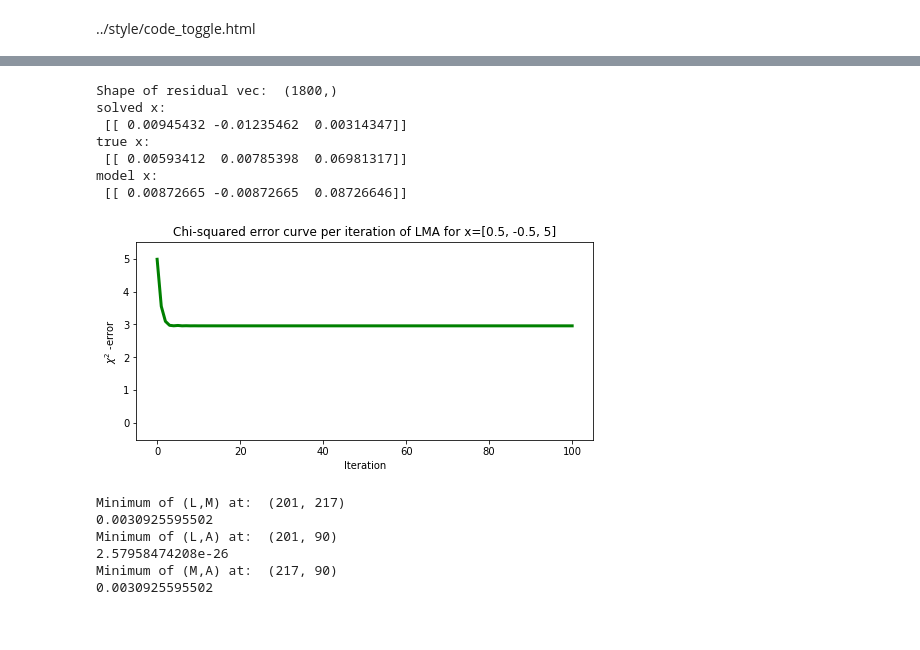
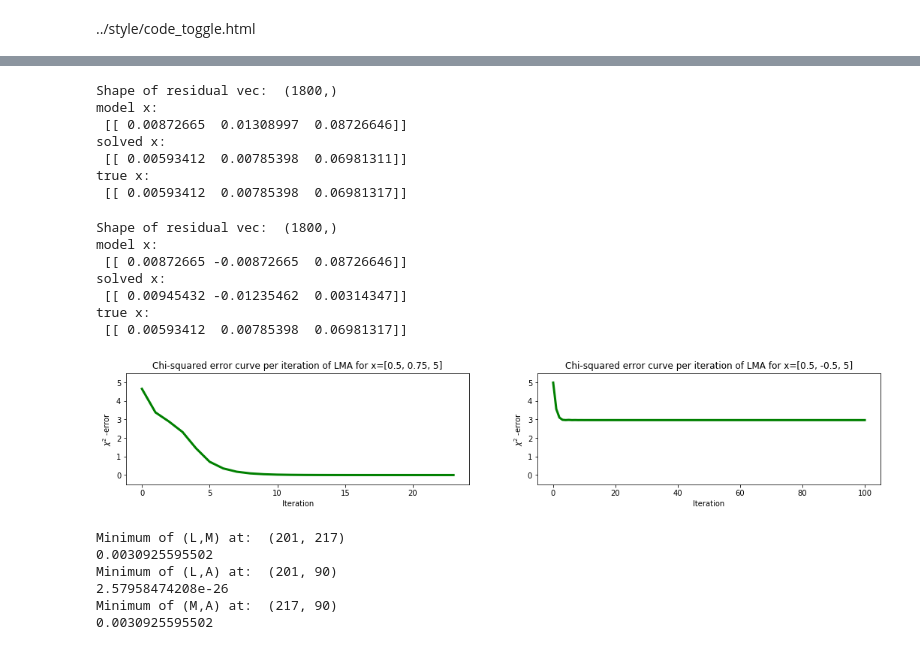
Before and after one commit to TiisQ/Honours-Project, a Jupyter notebook: Testing_simulator-3param-3baselines.ipynb, the cells around one changed output, grey strips where cells are left out. Cells and saved outputs as stored; diff of their text form; code cells hidden in the pictures.

```diff
--- a/Testing_simulator-3param-3baselines.ipynb
+++ b/Testing_simulator-3param-3baselines.ipynb
@@ -20,8 +35,8 @@ HTML('../style/code_toggle.html')
 timeslots= 300
 A_mod,l_mod,m_mod,ut,vt,arrayHxpos=pp.formatSParams('Array_Profile.txt','Field_Profile.txt',td=timeslots)
 
-ut= ut[:7,:7]
-vt= vt[:7,:7]
+ut= ut[:3,:3]
+vt= vt[:3,:3]
 
 nbl= len(ut)*(len(ut)-1)
 
@@ -30,14 +45,13 @@ noise = 0.000*np.random.normal(size=(timeslots*nbl)) #A noise vector used to man
 
 x_true = np.radians([[0.34, 0.45, 4.]])          #The true (starting) values of our parameter vector (for alg).
 
-#x_mod = np.radians([[0.5,0.75,5.]])   #closer
-x_mod = np.radians([[0.5,-0.5,5.]])   #further
+x_mod_near = np.radians([[0.5,0.75,5.]])   #closer
+x_mod_far = np.radians([[0.5,-0.5,5.]])   #further
 
-x_start= x_mod.copy()
+x_start_near= x_mod_near.copy()
+x_start_far= x_mod_far.copy()
 
 d = pf.modfunc(x_true, ut, vt) + noise #Our "observed" data, contructed from our true parameter values and the noise vector.
-m = pf.modfunc(x_mod, ut, vt)              #Our fitted function using the initial guess parameters.
-r = pf.modfunc_res(x_mod, ut, vt, d)
 # %%
 subps=["311","312","312"]
 bls= ["12","13","23"]
@@ -166,26 +189,49 @@ def levenberg_marquardt(data, u_ant, v_ant, x, r_func, j_func, maxit=100, lamda=
         if it >= maxit:
             return x,chiplot,solpath
 # %%
-solved_x,cplot,spath = levenberg_marquardt(d,ut,vt,x_mod,pf.modfunc_res,pf.modfunc_jac)
-print("solved x: \n", solved_x)
+solved_x_near,cplot_near,spath_near = levenberg_marquardt(d,ut,vt,x_mod_near,pf.modfunc_res,pf.modfunc_jac)
+print("model x: \n",  x_start_near) #got from up there
+print("solved x: \n", solved_x_near)
 print("true x: \n", x_true)
-print("model x: \n",  x_start) #got from up there
 # %% [output]
 Shape of residual vec:  (1800,)
+model x:
+ [[ 0.00872665  0.01308997  0.08726646]]
 solved x:
- [[ 0.00945432 -0.01235462  0.00314347]]
+ [[ 0.00593412  0.00785398  0.06981311]]
 true x:
  [[ 0.00593412  0.00785398  0.06981317]]
-model x:
- [[ 0.00872665 -0.00872665  0.08726646]]
+# %%
+solved_x_far,cplot_far,spath_far = levenberg_marquardt(d,ut,vt,x_mod_far,pf.modfunc_res,pf.modfunc_jac)
+print("model x: \n",  x_start_far) #got from up there
+print("solved x: \n", solved_x_far)
+print("true x: \n", x_true)
+# %% [output]
+Shape of residual vec:  (1800,)
+model x:
+ [[ 0.00872665 -0.00872665  0.08726646]]
+solved x:
+ [[ 0.00945432 -0.01235462  0.00314347]]
+true x:
+ [[ 0.00593412  0.00785398  0.06981317]]
 # %%
+plt.figure()
+
 plt.subplot(221)
-plt.plot(cplot,'g',linewidth= 3.0)
+plt.plot(cplot_near,'g',linewidth= 3.0)
 plt.xlabel("Iteration")
 plt.ylabel(r'$\chi^2$'+" -error")
+plt.ylim([-0.5,5.5])
+plt.title("Chi-squared error curve per iteration of LMA for x={}".format([0.5,0.75,5]))
+
+plt.subplot(222)
+plt.plot(cplot_far,'g',linewidth= 3.0)
+plt.xlabel("Iteration")
+plt.ylabel(r'$\chi^2$'+" -error")
+plt.ylim([-0.5,5.5])
 plt.title("Chi-squared error curve per iteration of LMA for x={}".format([0.5,-0.5,5]))
-#plt.ylim([-0.5,5.5])
+
 plt.show()
 # %% [output]
-[figure, old version]
+[figure, new version]
 # %%
```
Also changed, not shown: parts of 17 cells of this notebook, 4 other files.
